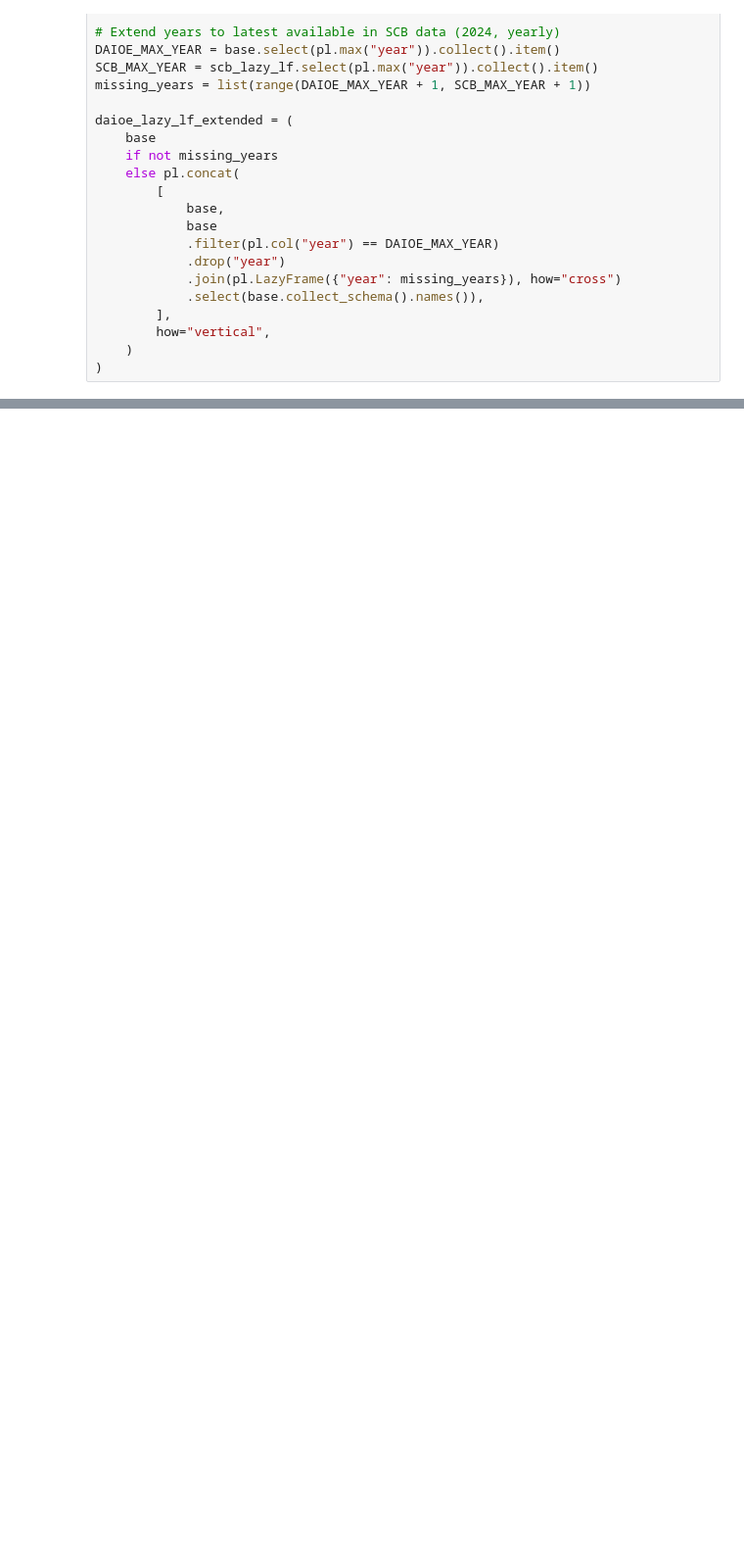
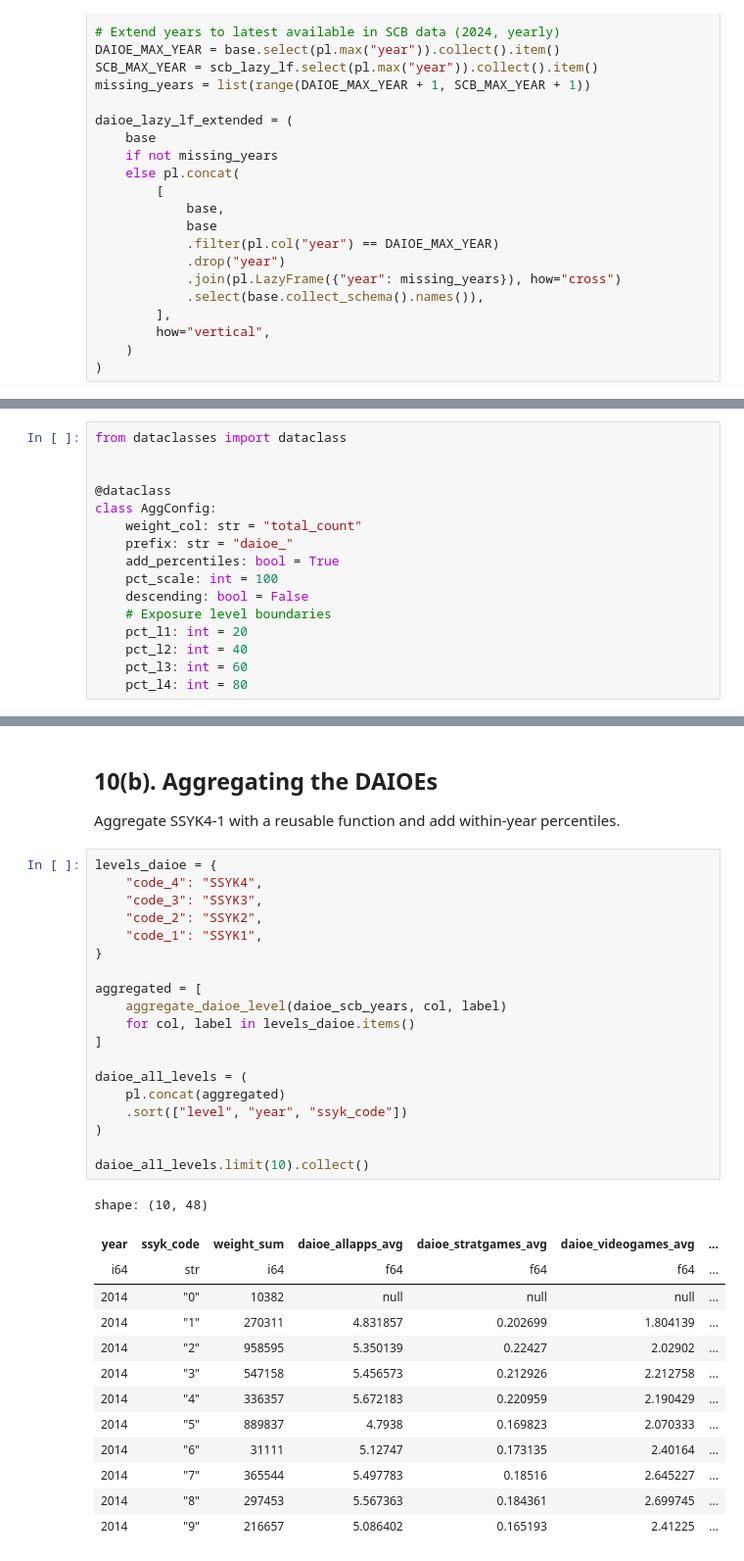
Before and after one commit to joseph-data/AI_Econ_daioe_years_regions, a Jupyter notebook: ssyk2012_daioe_yr_regions.ipynb, the cells around one changed output, grey strips where cells are left out. Shown at 98% size. Cells and saved outputs as stored; diff of their text form; blank space fills up the shorter version.

```diff
--- a/ssyk2012_daioe_yr_regions.ipynb
+++ b/ssyk2012_daioe_yr_regions.ipynb
@@ -199,0 +316,16 @@ shape: (10, 27)
+# %%
+from dataclasses import dataclass
+
+
+@dataclass
+class AggConfig:
+    weight_col: str = "total_count"
+    prefix: str = "daioe_"
+    add_percentiles: bool = True
+    pct_scale: int = 100
+    descending: bool = False
+    # Exposure level boundaries
+    pct_l1: int = 20
+    pct_l2: int = 40
+    pct_l3: int = 60
+    pct_l4: int = 80
@@ -199,0 +396,37 @@ shape: (10, 27)
+# %% [markdown]
+## 10(b). Aggregating the DAIOEs
+
+Aggregate SSYK4-1 with a reusable function and add within-year percentiles.
+# %%
+levels_daioe = {
+    "code_4": "SSYK4",
+    "code_3": "SSYK3",
+    "code_2": "SSYK2",
+    "code_1": "SSYK1",
+}
+
+aggregated = [
+    aggregate_daioe_level(daioe_scb_years, col, label)
+    for col, label in levels_daioe.items()
+]
+
+daioe_all_levels = (
+    pl.concat(aggregated)
+    .sort(["level", "year", "ssyk_code"])
+)
+
+daioe_all_levels.limit(10).collect()
+# %% [output]
+shape: (10, 48)
+| year | ssyk_code | weight_sum | daioe_allapps_avg | daioe_stratgames_avg | daioe_videogames_avg | ... |
+| i64 | str | i64 | f64 | f64 | f64 | ... |
+| 2014 | "0" | 10382 | null | null | null | ... |
+| 2014 | "1" | 270311 | 4.831857 | 0.202699 | 1.804139 | ... |
+| 2014 | "2" | 958595 | 5.350139 | 0.22427 | 2.02902 | ... |
+| 2014 | "3" | 547158 | 5.456573 | 0.212926 | 2.212758 | ... |
+| 2014 | "4" | 336357 | 5.672183 | 0.220959 | 2.190429 | ... |
+| 2014 | "5" | 889837 | 4.7938 | 0.169823 | 2.070333 | ... |
+| 2014 | "6" | 31111 | 5.12747 | 0.173135 | 2.40164 | ... |
+| 2014 | "7" | 365544 | 5.497783 | 0.18516 | 2.645227 | ... |
+| 2014 | "8" | 297453 | 5.567363 | 0.184361 | 2.699745 | ... |
+| 2014 | "9" | 216657 | 5.086402 | 0.165193 | 2.41225 | ... |
```
Also changed, not shown: parts of 23 cells of this notebook.
